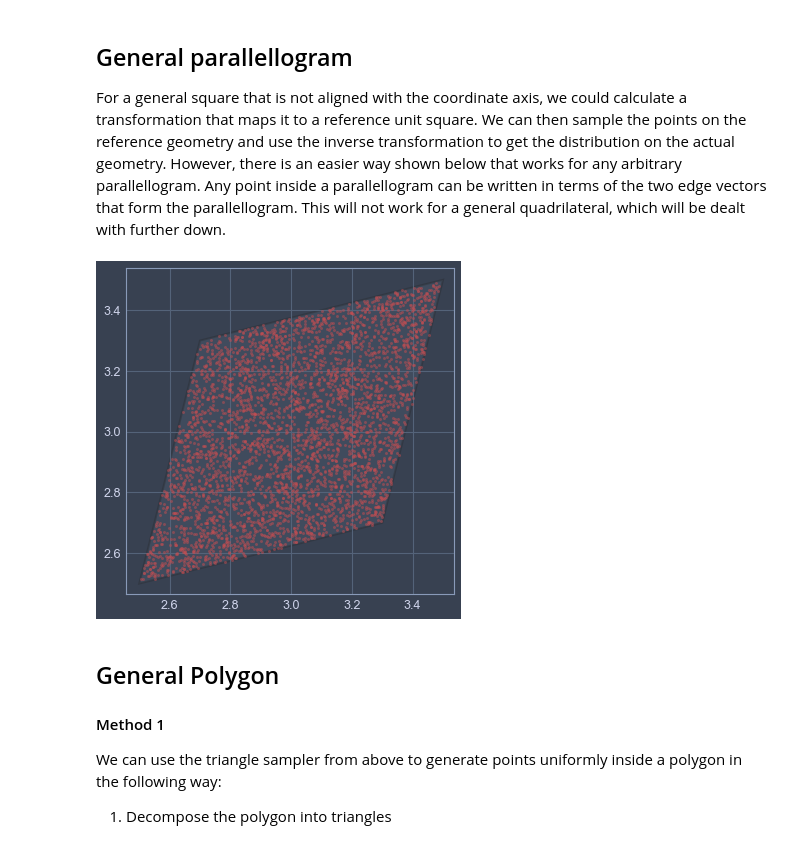
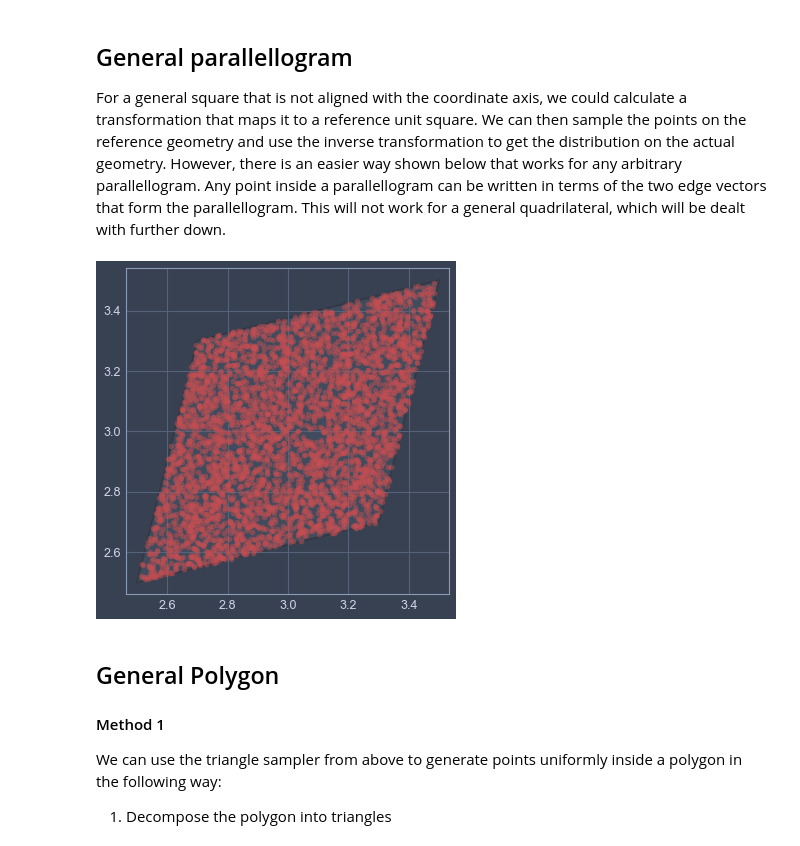
Before and after one commit to AbhilashReddyM/notebooks, a Jupyter notebook: random_sampling/Random Sampling.ipynb, the cells around one changed output. Cells and saved outputs as stored; diff of their text form; code cells hidden in the pictures.

```diff
--- a/random_sampling/Random Sampling.ipynb
+++ b/random_sampling/Random Sampling.ipynb
@@ -76,21 +75,21 @@ For a general square that is not aligned with the coordinate axis, we could calc
 # %%
 fig = plt.figure(figsize=(6,6))
 ax = fig.add_subplot(111, aspect='equal', autoscale_on=True)
 
 verts=2.5+np.asarray([[0,0],[0.2,0.8],[1,1],[0.8,0.2]])
 _=ax.add_artist(plt.Polygon(verts,alpha=0.3,lw=2,ec='k'))
 
 N=4000
 u1 = uniform(0,1,N)
 u2 = uniform(0,1,N)
 
 e1= verts[1]-verts[0]
 e2= verts[3]-verts[0]
 
 p=verts[0] +  u1[:,np.newaxis]*e1+ u2[:,np.newaxis]*e2
-_=ax.plot(p[:,0],p[:,1],'ro', alpha=0.5, ms=3 , mfc='r', mec='none')
+_=ax.plot(p[:,0],p[:,1],'ro', alpha=0.5 , mfc='r', mec='none')
 # %% [output]
-[figure, old version]
+[figure, new version]
 # %% [markdown]
 ## General Polygon <a name="polygon"></a>
 
```
Also changed, not shown: parts of 15 cells of this notebook, 1 other file.
